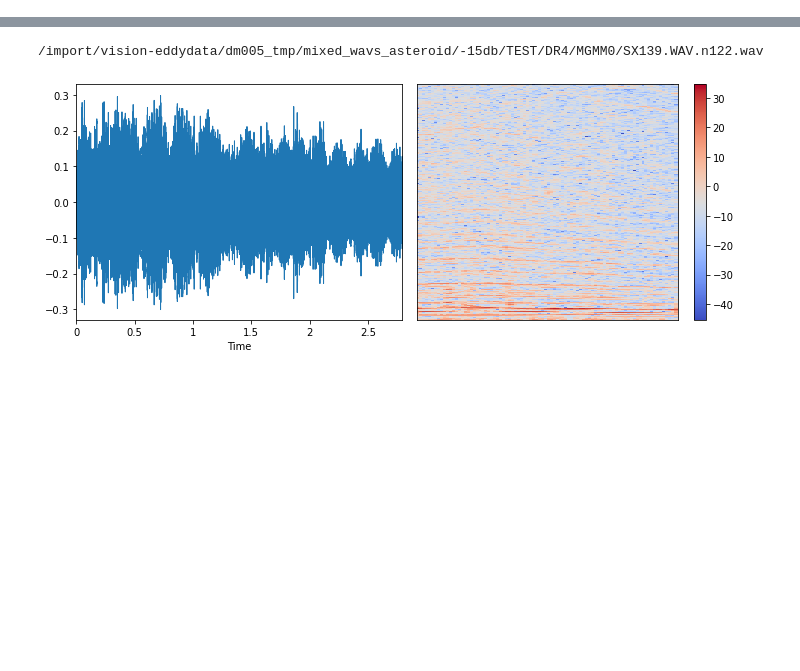
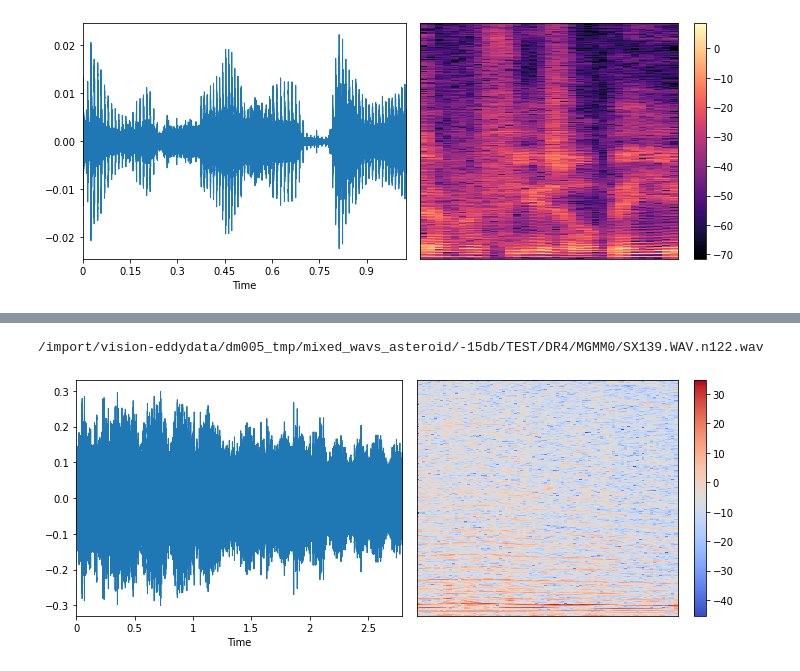
Before and after one commit to flyingleafe/asteroid, a Jupyter notebook: notebooks/evaluation.ipynb, the cells around one changed output, grey strips where cells are left out. Drawn from its saved outputs; the diff is of its cells as text; code cells hidden in the pictures; blank space fills up the shorter version.

```diff
--- a/notebooks/evaluation.ipynb
+++ b/notebooks/evaluation.ipynb
@@ -35,0 +49,4 @@ def show_wav(wav, sr=16000):
+# %%
+show_wav(clean)
+# %% [output]
+[figure, added]
```
Also changed, not shown: parts of 19 cells of this notebook, 7 other files.
